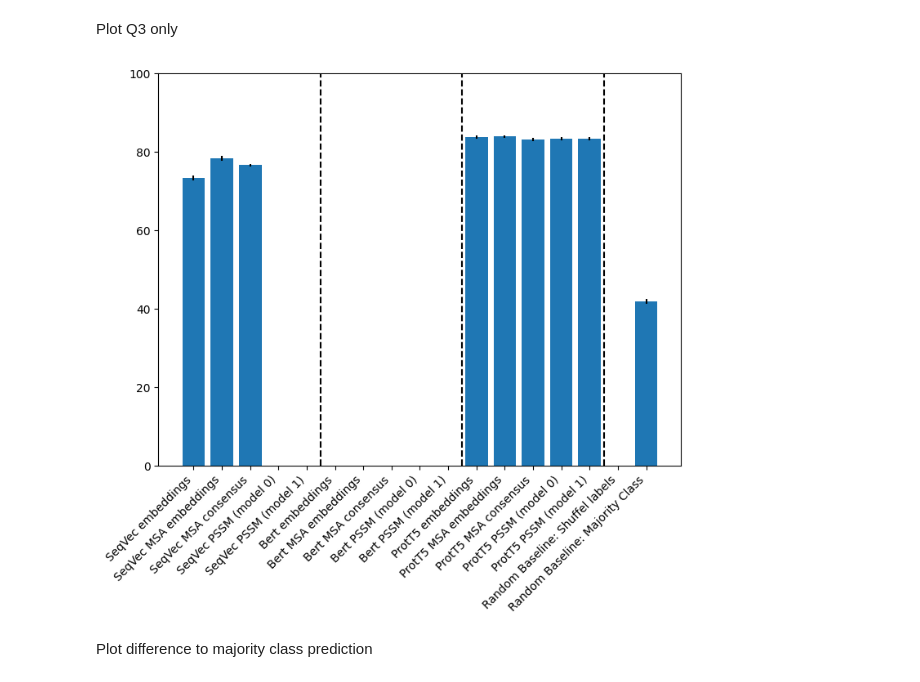
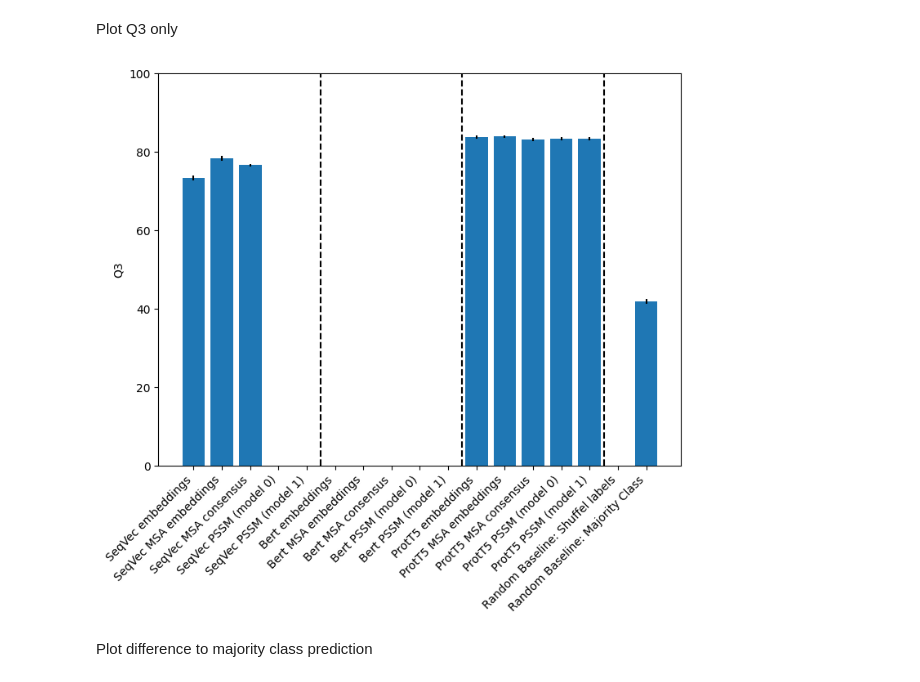
Before and after one commit to erckert/EV-embeddings-figures, a Jupyter notebook: visualizeResults.ipynb, the cells around one changed output. Drawn from its saved outputs; the diff is of its cells as text; code cells hidden in the pictures.

```diff
--- a/visualizeResults.ipynb
+++ b/visualizeResults.ipynb
@@ -144,18 +153,19 @@ Plot Q3 only
 # %%
 fig = plt.figure()
 ax = fig.add_axes([0,0,1,1])
 
 ax.bar(labels, q3, yerr=se)
 ax.set_ylim([0, 100])
 ax.set_xticklabels(labels, rotation=45, ha='right')
+ax.set_ylabel('Q3')
 
 plt.axvline(x=seperator_seqvec,  color='black', ls='--')
 plt.axvline(x=seperator_bert,  color='black', ls='--')
 plt.axvline(x=seperator_t5,  color='black', ls='--')
 
 plt.show()
 # %% [output]
-[figure, old version]
+[figure, new version]
 # %% [markdown]
 Plot difference to majority class prediction
 # %%
```
Also changed, not shown: parts of 9 cells of this notebook, 1 other file.
